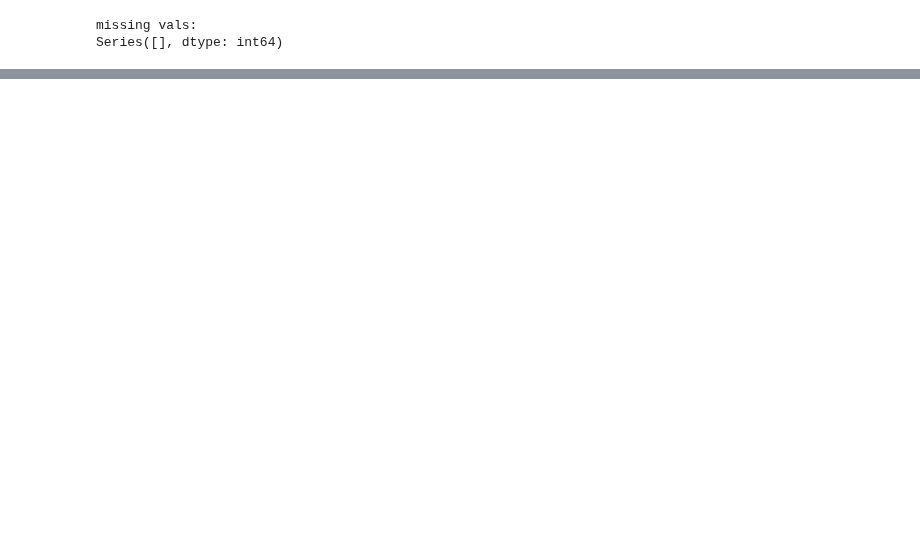
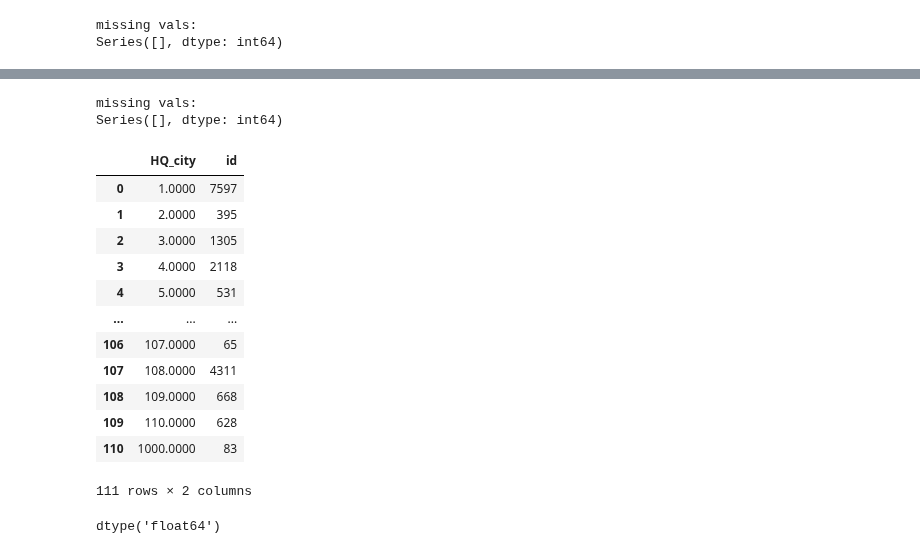
Before and after one commit to Juanroalvarado/ml-finance-credit-default, a Jupyter notebook: processing/Preproc-Function-Harness.ipynb, the cells around one changed output, grey strips where cells are left out. Cells and saved outputs as stored; diff of their text form; code cells hidden in the pictures; blank space fills up the shorter version.

Commit message:
changes to pre processing, adding pd for categoricals

```diff
--- a/processing/Preproc-Function-Harness.ipynb
+++ b/processing/Preproc-Function-Harness.ipynb
@@ -203,4 +235,7 @@ def data_imputation(df):
                                  else row['rev_operating'], axis=1)
     df['rev_operating'] = df['rev_operating'].fillna(df['ebitda']).fillna(1)
 
+    #make unique city id for
+    df['HQ_city'] = df['HQ_city'].fillna(1000.0)
+
     return df
@@ -262,6 +331,13 @@ def pre_process(df, historical_df=None, custom_bins = None, new=True, preproc_pa
     df['dscr'] = df['ebitda'] / df['exp_financing']
     df, preproc_params = make_quantiles(df, field='dscr', num_quantiles=quantiles, new=new, preproc_params=preproc_params)
 
+    #handle sector data
+    df = add_sector_group(df)
+    df = calculate_conditional_pd_for_categorical(df, field='ateco_sector', default_col='default')
+    df = calculate_conditional_pd_for_categorical(df, field='sector_group', default_col='default')
+    #do cities
+    df = calculate_conditional_pd_for_categorical(df, field='HQ_city', default_col='default')
+
     return df, preproc_params
 # %%
 def process_test(train_file, test_file, quantiles = 50, days_until_statement=150):
@@ -299,6 +375,6 @@ def process_test(train_file, test_file, quantiles = 50, days_until_statement=150
 
 
     # Run the preprocessing function on the combined DataFrame
-    processed_test = pre_process(df, historical_df=processed_train, new=False, preproc_params = preproc_params,  quantiles = quantiles, days_until_statement = days_until_statement)
+    processed_test, preproc_params = pre_process(df, historical_df=processed_train, new=False, preproc_params = preproc_params,  quantiles = quantiles, days_until_statement = days_until_statement)
 
-    return processed_test
+    return processed_test, processed_train, preproc_params
@@ -305,7 +452,7 @@ def process_test(train_file, test_file, quantiles = 50, days_until_statement=150
 # %% [markdown]
 # RUN OVER TRAIN AND TEST DATA TO PREP TEST DATA
 # %%
-test_processed, _ = process_test('train_for_2012.csv', 'test_for_2012.csv')
+test_processed, train_processed, _ = process_test('train_for_2012.csv', 'test_for_2012.csv')
 # %% [output]
 Custom bins for financial_leverage_quantile
 Custom bins for profitability_ratio_quantile
@@ -422,0 +513,8 @@ plot_quantile_vs_quantile_values(test_processed)
+# %%
+# Check for missing values
+missing_values = train_processed[features].isnull().sum()
+print('missing vals:')
+print((missing_values[missing_values > 0]).sort_values(ascending=False))
+# %% [output]
+missing vals:
+Series([], dtype: int64)
@@ -422,0 +523,20 @@ plot_quantile_vs_quantile_values(test_processed)
+# %%
+train_processed.groupby(['HQ_city'])['id'].nunique().reset_index()
+# %% [output]
+|  | HQ_city | id |
+| 0 | 1.0000 | 7597 |
+| 1 | 2.0000 | 395 |
+| 2 | 3.0000 | 1305 |
+| 3 | 4.0000 | 2118 |
+| 4 | 5.0000 | 531 |
+| ... | ... | ... |
+| 106 | 107.0000 | 65 |
+| 107 | 108.0000 | 4311 |
+| 108 | 109.0000 | 668 |
+| 109 | 110.0000 | 628 |
+| 110 | 1000.0000 | 83 |
+111 rows × 2 columns
+# %%
+train_processed['HQ_city'].dtype
+# %% [output]
+dtype('float64')
```
Also changed, not shown: parts of 14 cells of this notebook.
